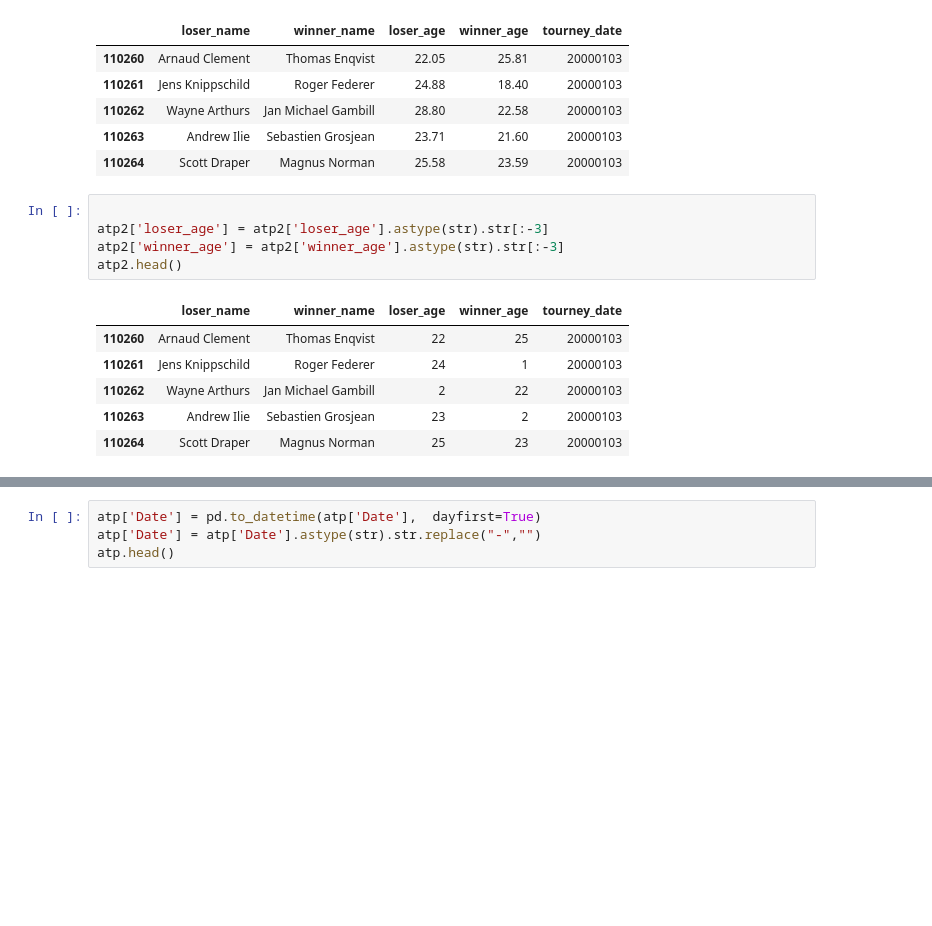
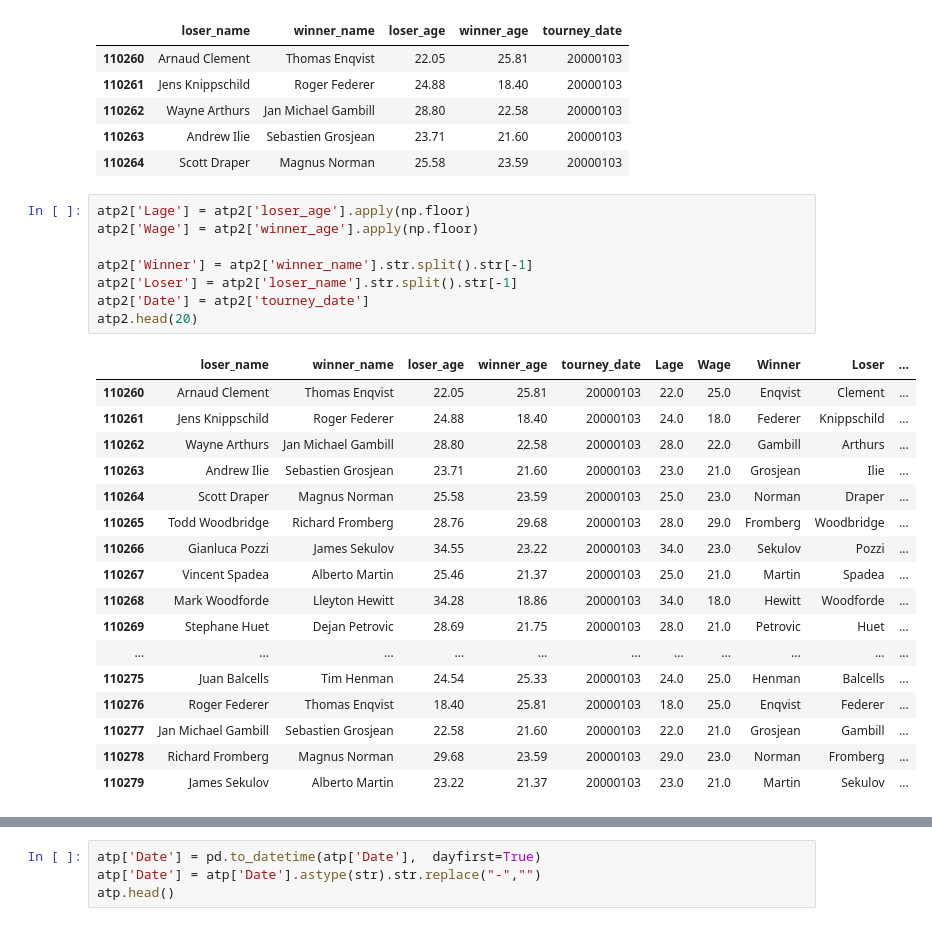
Before and after one commit to thimler/ATP-project, a Jupyter notebook: Untitled-3.ipynb, the cells around one changed output, grey strips where cells are left out. Drawn from its saved outputs; the diff is of its cells as text; blank space fills up the shorter version.

```diff
--- a/Untitled-3.ipynb
+++ b/Untitled-3.ipynb
@@ -135,18 +135,32 @@ atp2.head()
 | 110262 | Wayne Arthurs | Jan Michael Gambill | 28.80 | 22.58 | 20000103 |
 | 110263 | Andrew Ilie | Sebastien Grosjean | 23.71 | 21.60 | 20000103 |
 | 110264 | Scott Draper | Magnus Norman | 25.58 | 23.59 | 20000103 |
-# %%
-
-atp2['loser_age'] = atp2['loser_age'].astype(str).str[:-3]
-atp2['winner_age'] = atp2['winner_age'].astype(str).str[:-3]
-atp2.head()
-# %% [output]
-|  | loser_name | winner_name | loser_age | winner_age | tourney_date |
-| 110260 | Arnaud Clement | Thomas Enqvist | 22 | 25 | 20000103 |
-| 110261 | Jens Knippschild | Roger Federer | 24 | 1 | 20000103 |
-| 110262 | Wayne Arthurs | Jan Michael Gambill | 2 | 22 | 20000103 |
-| 110263 | Andrew Ilie | Sebastien Grosjean | 23 | 2 | 20000103 |
-| 110264 | Scott Draper | Magnus Norman | 25 | 23 | 20000103 |
+# %%
+atp2['Lage'] = atp2['loser_age'].apply(np.floor)
+atp2['Wage'] = atp2['winner_age'].apply(np.floor)
+
+atp2['Winner'] = atp2['winner_name'].str.split().str[-1]
+atp2['Loser'] = atp2['loser_name'].str.split().str[-1]
+atp2['Date'] = atp2['tourney_date']
+atp2.head(20)
+# %% [output]
+|  | loser_name | winner_name | loser_age | winner_age | tourney_date | Lage | Wage | Winner | Loser | ... |
+| 110260 | Arnaud Clement | Thomas Enqvist | 22.05 | 25.81 | 20000103 | 22.0 | 25.0 | Enqvist | Clement | ... |
+| 110261 | Jens Knippschild | Roger Federer | 24.88 | 18.40 | 20000103 | 24.0 | 18.0 | Federer | Knippschild | ... |
+| 110262 | Wayne Arthurs | Jan Michael Gambill | 28.80 | 22.58 | 20000103 | 28.0 | 22.0 | Gambill | Arthurs | ... |
+| 110263 | Andrew Ilie | Sebastien Grosjean | 23.71 | 21.60 | 20000103 | 23.0 | 21.0 | Grosjean | Ilie | ... |
+| 110264 | Scott Draper | Magnus Norman | 25.58 | 23.59 | 20000103 | 25.0 | 23.0 | Norman | Draper | ... |
+| 110265 | Todd Woodbridge | Richard Fromberg | 28.76 | 29.68 | 20000103 | 28.0 | 29.0 | Fromberg | Woodbridge | ... |
+| 110266 | Gianluca Pozzi | James Sekulov | 34.55 | 23.22 | 20000103 | 34.0 | 23.0 | Sekulov | Pozzi | ... |
+| 110267 | Vincent Spadea | Alberto Martin | 25.46 | 21.37 | 20000103 | 25.0 | 21.0 | Martin | Spadea | ... |
+| 110268 | Mark Woodforde | Lleyton Hewitt | 34.28 | 18.86 | 20000103 | 34.0 | 18.0 | Hewitt | Woodforde | ... |
+| 110269 | Stephane Huet | Dejan Petrovic | 28.69 | 21.75 | 20000103 | 28.0 | 21.0 | Petrovic | Huet | ... |
+| ... | ... | ... | ... | ... | ... | ... | ... | ... | ... | ... |
+| 110275 | Juan Balcells | Tim Henman | 24.54 | 25.33 | 20000103 | 24.0 | 25.0 | Henman | Balcells | ... |
+| 110276 | Roger Federer | Thomas Enqvist | 18.40 | 25.81 | 20000103 | 18.0 | 25.0 | Enqvist | Federer | ... |
+| 110277 | Jan Michael Gambill | Sebastien Grosjean | 22.58 | 21.60 | 20000103 | 22.0 | 21.0 | Grosjean | Gambill | ... |
+| 110278 | Richard Fromberg | Magnus Norman | 29.68 | 23.59 | 20000103 | 29.0 | 23.0 | Norman | Fromberg | ... |
+| 110279 | James Sekulov | Alberto Martin | 23.22 | 21.37 | 20000103 | 23.0 | 21.0 | Martin | Sekulov | ... |
 # %%
 atp = atp[['Tournament','Date','Series','Surface','Round','Best of','Winner','Loser','WRank','LRank']]
 
```
Also changed, not shown: parts of 9 cells of this notebook.
